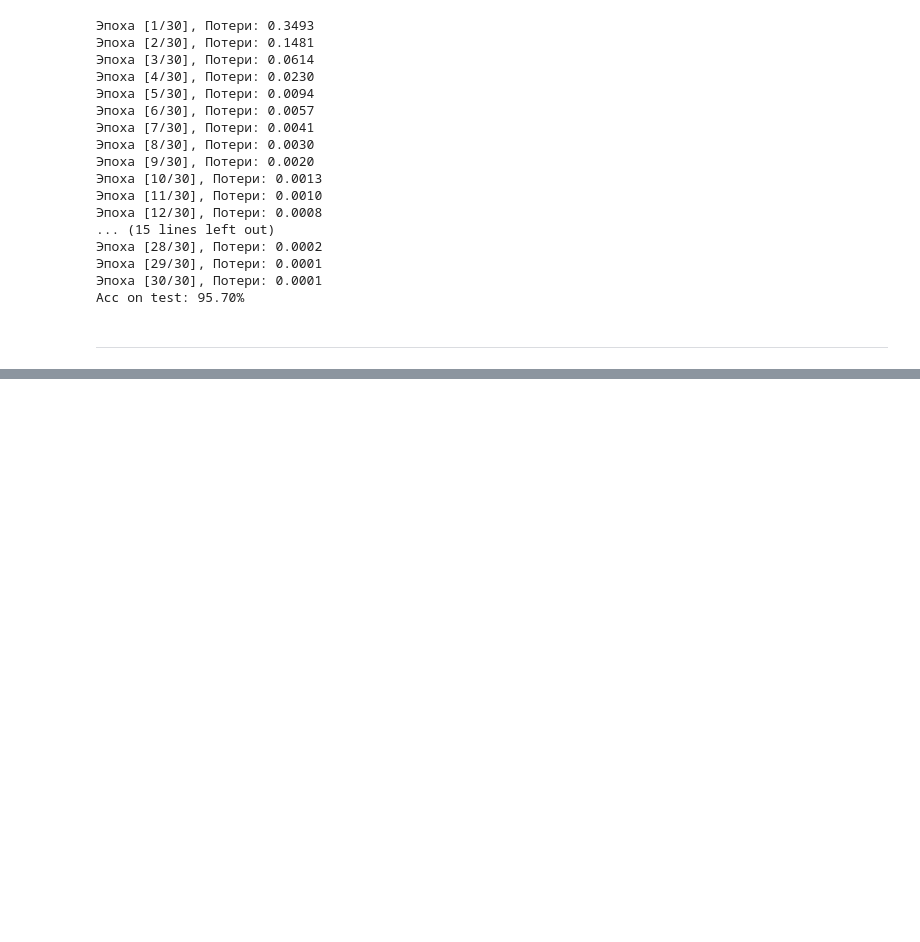
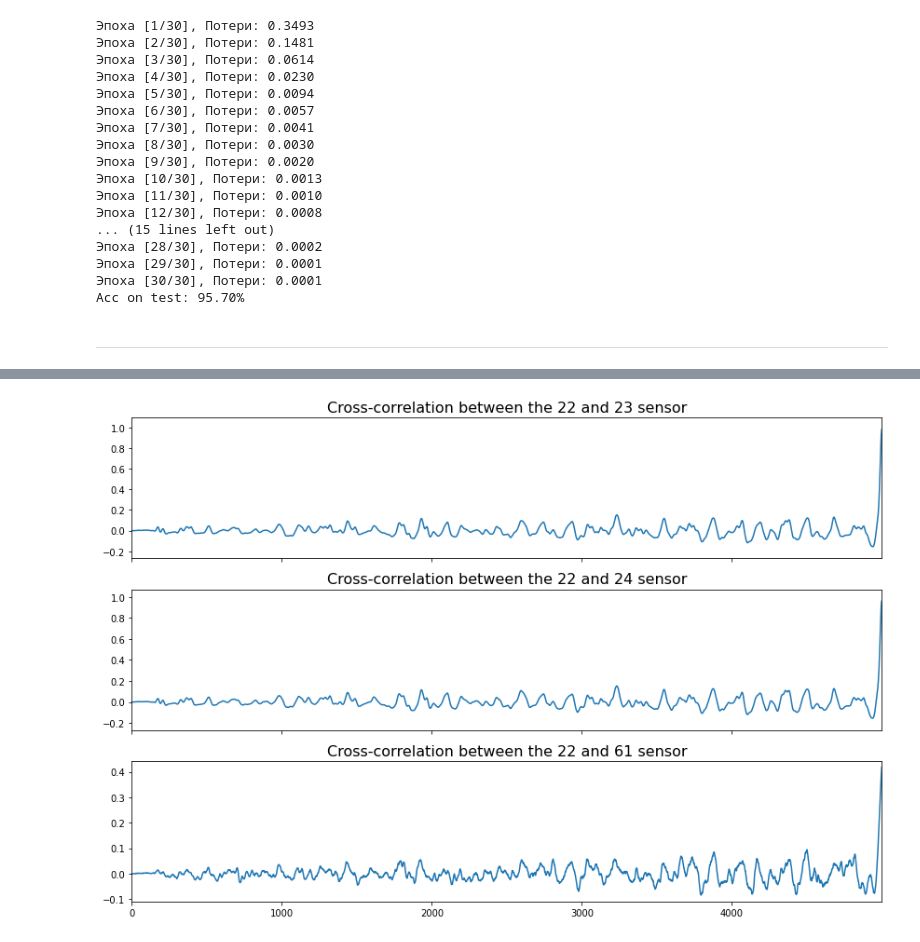
Before and after one commit to Daniilmipt007/project_VKR, a Jupyter notebook: code/main.ipynb, the cells around one changed output, grey strips where cells are left out. Cells and saved outputs as stored; diff of their text form; code cells hidden in the pictures; blank space fills up the shorter version.

```diff
--- a/code/main.ipynb
+++ b/code/main.ipynb
@@ -590,0 +640,26 @@ model = EEGNet().to(target_device)
+# %%
+from scipy.signal import correlate
+import statsmodels.api as sm
+
+corr12 = sm.tsa.stattools.ccf(ts2, ts1, adjusted=False)
+corr13 = sm.tsa.stattools.ccf(ts3, ts1, adjusted=False)
+corr14 = sm.tsa.stattools.ccf(ts4, ts1, adjusted=False)
+
+# Remove padding and reverse the order
+corr12 = corr12[0:(len(ts2)+1)][::-1]
+corr13 = corr13[0:(len(ts3)+1)][::-1]
+corr14 = corr14[0:(len(ts4)+1)][::-1]
+
+fig, (ax_corr12, ax_corr13, ax_corr14) = plt.subplots(3, 1, sharex=True, layout='constrained')
+ax_corr12.plot(corr12)
+ax_corr12.set_title('Cross-correlation between the 22 and 23 sensor', fontsize = '16')
+ax_corr13.plot(corr13)
+ax_corr13.set_title('Cross-correlation between the 22 and 24 sensor', fontsize = '16')
+ax_corr14.plot(corr14)
+ax_corr14.set_title('Cross-correlation between the 22 and 61 sensor', fontsize = '16')
+ax_corr12.margins(0, 0.1)
+ax_corr13.margins(0, 0.1)
+fig.tight_layout()
+plt.show()
+# %% [output]
+[figure, added]
```
Also changed, not shown: parts of 66 cells of this notebook, 19 other files.
